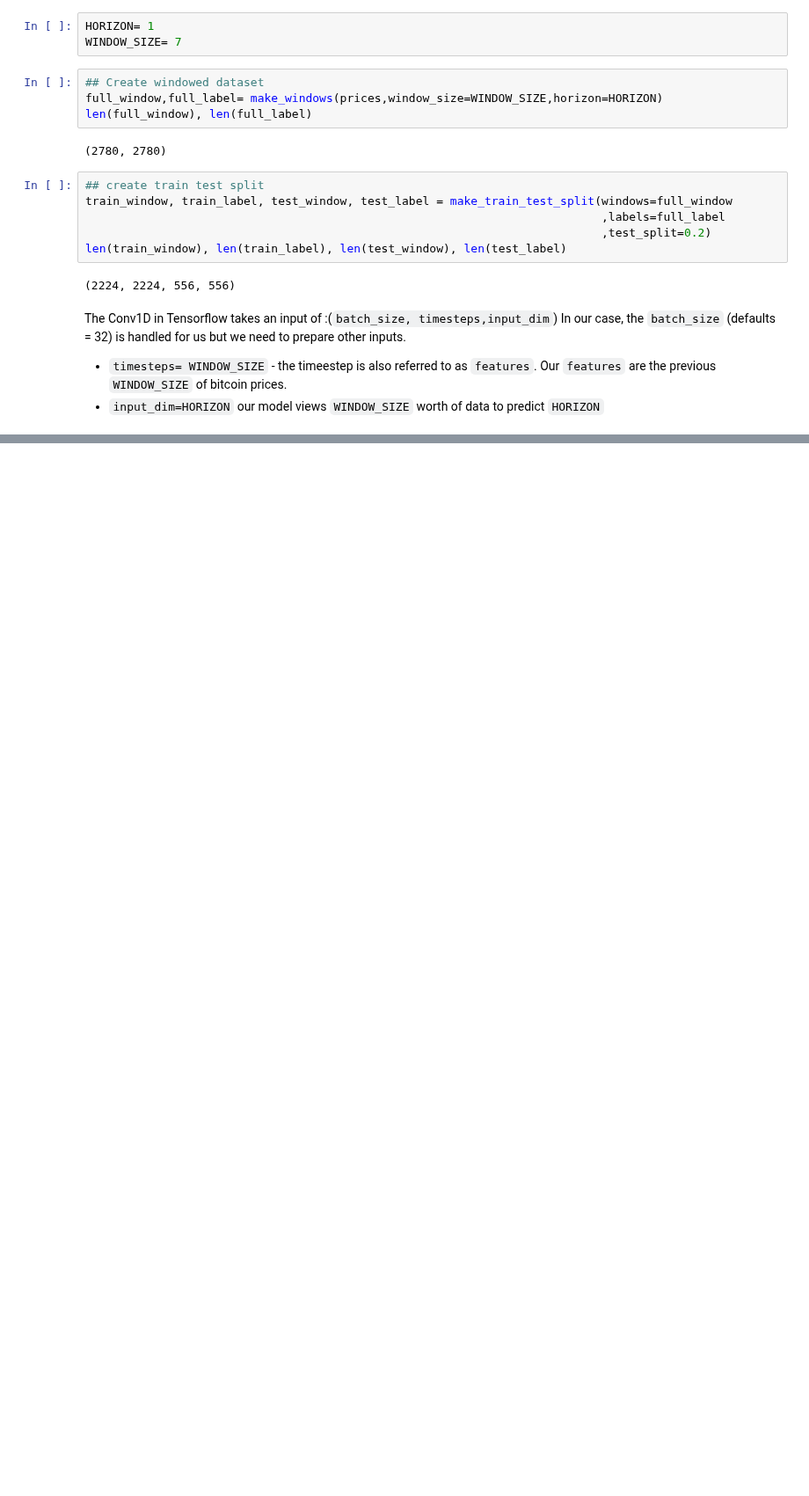
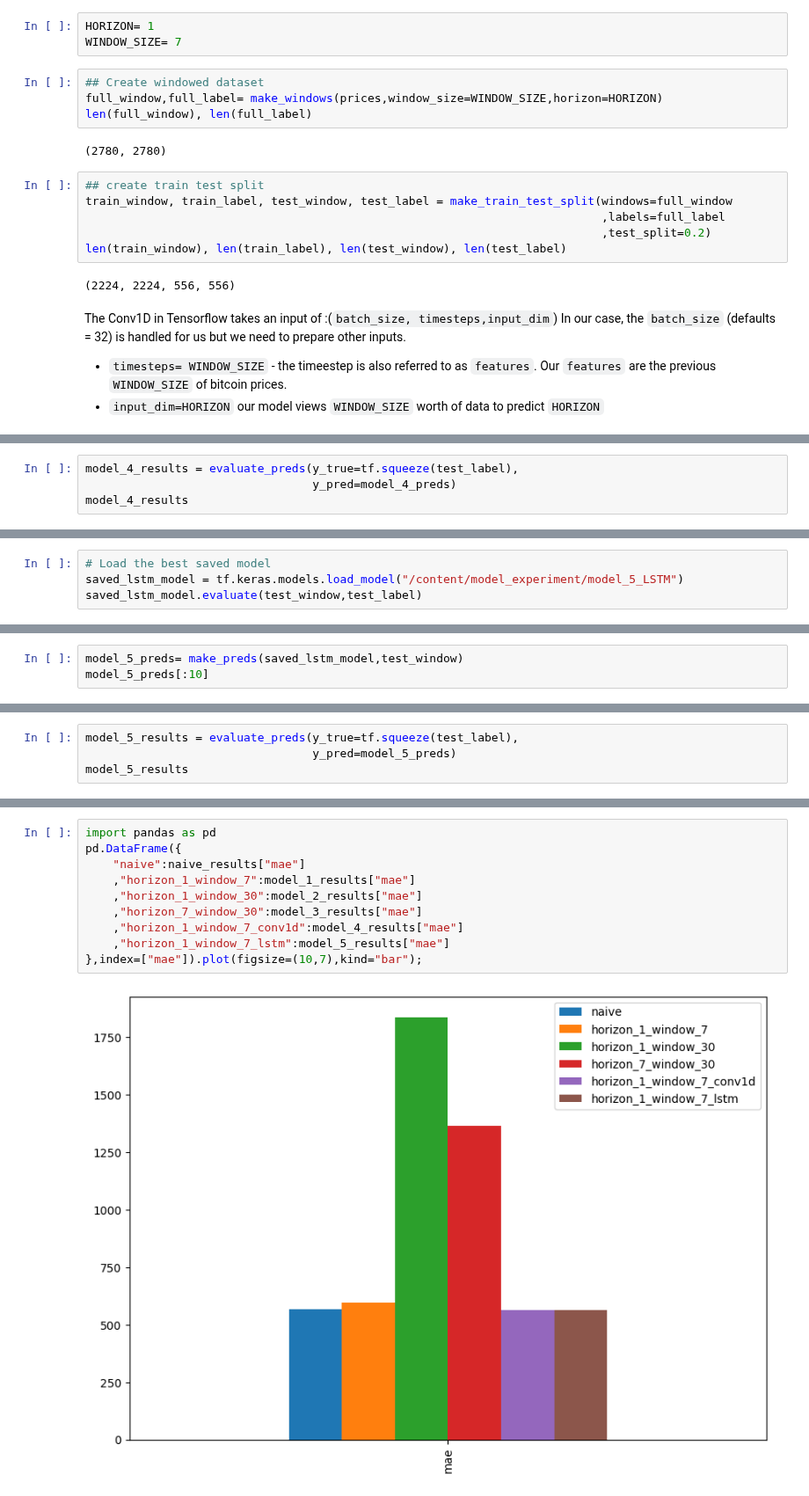
Before and after one commit to bikash119/learn_tensorflow, a Jupyter notebook: learn_tf_007.ipynb, the cells around one changed output, grey strips where cells are left out. Shown at 88% size. Cells and saved outputs as stored; diff of their text form; blank space fills up the shorter version.

```diff
--- a/learn_tf_007.ipynb
+++ b/learn_tf_007.ipynb
@@ -906,0 +1008,4 @@ referred to as `features`. Our `features` are the previous `WINDOW_SIZE` of bitc
+# %%
+model_4_results = evaluate_preds(y_true=tf.squeeze(test_label),
+                                 y_pred=model_4_preds)
+model_4_results
@@ -906,0 +1048,4 @@ referred to as `features`. Our `features` are the previous `WINDOW_SIZE` of bitc
+# %%
+# Load the best saved model
+saved_lstm_model = tf.keras.models.load_model("/content/model_experiment/model_5_LSTM")
+saved_lstm_model.evaluate(test_window,test_label)
@@ -906,0 +1056,3 @@ referred to as `features`. Our `features` are the previous `WINDOW_SIZE` of bitc
+# %%
+model_5_preds= make_preds(saved_lstm_model,test_window)
+model_5_preds[:10]
@@ -906,0 +1064,4 @@ referred to as `features`. Our `features` are the previous `WINDOW_SIZE` of bitc
+# %%
+model_5_results = evaluate_preds(y_true=tf.squeeze(test_label),
+                                 y_pred=model_5_preds)
+model_5_results
@@ -906,0 +1074,12 @@ referred to as `features`. Our `features` are the previous `WINDOW_SIZE` of bitc
+# %%
+import pandas as pd
+pd.DataFrame({
+    "naive":naive_results["mae"]
+    ,"horizon_1_window_7":model_1_results["mae"]
+    ,"horizon_1_window_30":model_2_results["mae"]
+    ,"horizon_7_window_30":model_3_results["mae"]
+    ,"horizon_1_window_7_conv1d":model_4_results["mae"]
+    ,"horizon_1_window_7_lstm":model_5_results["mae"]
+},index=["mae"]).plot(figsize=(10,7),kind="bar");
+# %% [output]
+[figure, added]
```
Also changed, not shown: parts of 12 cells of this notebook.
